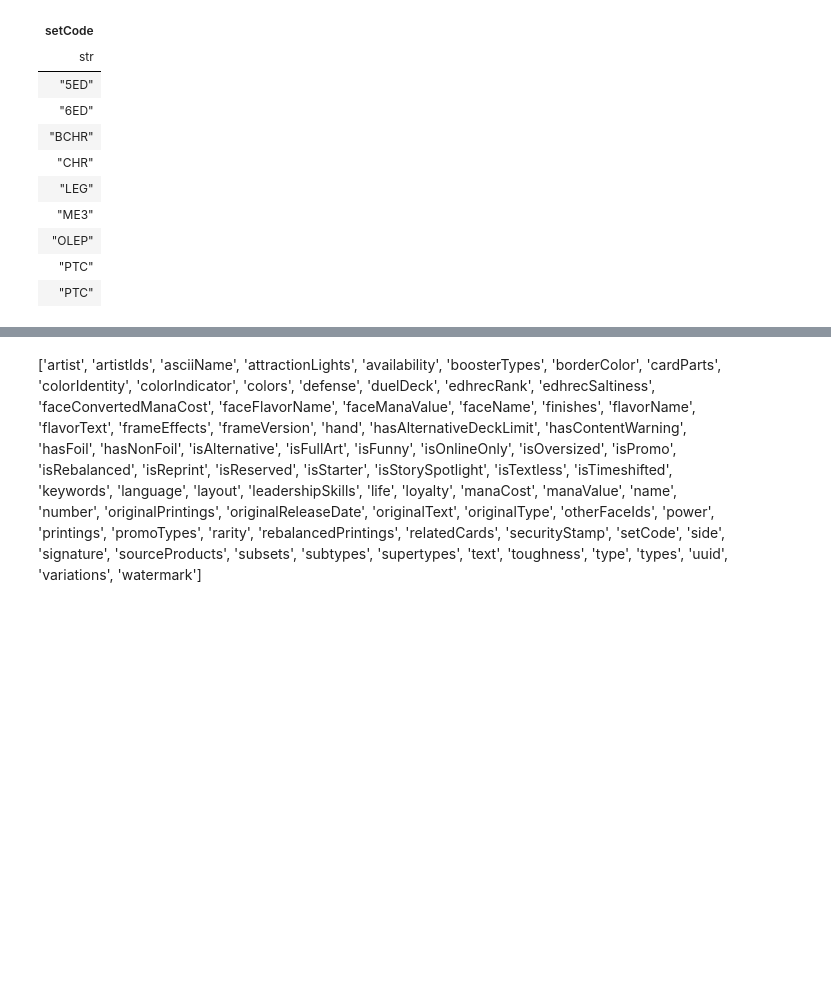
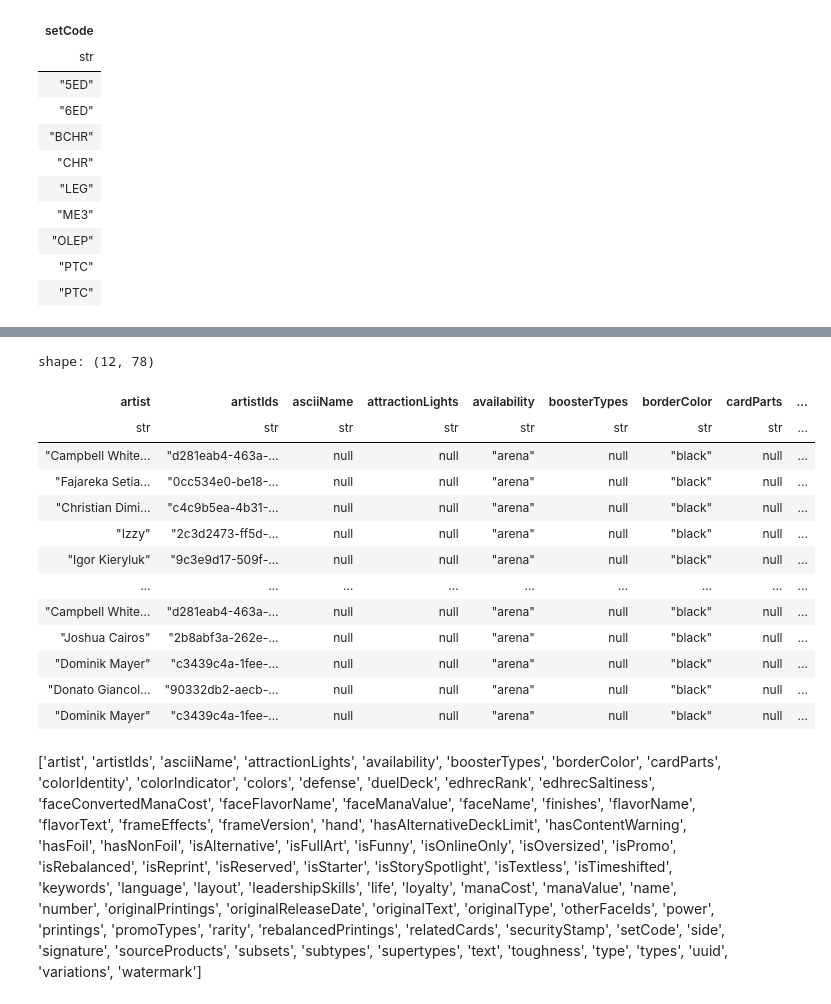
Before and after one commit to DaveParr/mtgai, a Jupyter notebook: notebooks/readdata.ipynb, the cells around one changed output, grey strips where cells are left out. Cells and saved outputs as stored; diff of their text form; code cells hidden in the pictures; blank space fills up the shorter version.

```diff
--- a/notebooks/readdata.ipynb
+++ b/notebooks/readdata.ipynb
@@ -113,6 +113,25 @@ shape: (268, 78)
 | "Ryan Pancoast" | "89cc9475-dda2-… | null | null | "arena, mtgo, p… | null | "black" | null | ... |
 | "Josu Hernaiz" | "74246024-92b4-… | null | null | "mtgo, paper" | null | "black" | null | ... |
 | "Josu Hernaiz" | "74246024-92b4-… | null | null | "paper" | null | "black" | null | ... |
+# %%
+brothers_war_alchemy_cards = brothers_war_cards.filter(pl.col("number").str.contains("A-")).sort("name")
+
+brothers_war_alchemy_cards
+# %% [output]
+shape: (12, 78)
+| artist | artistIds | asciiName | attractionLights | availability | boosterTypes | borderColor | cardParts | ... |
+| str | str | str | str | str | str | str | str | ... |
+| "Campbell White… | "d281eab4-463a-… | null | null | "arena" | null | "black" | null | ... |
+| "Fajareka Setia… | "0cc534e0-be18-… | null | null | "arena" | null | "black" | null | ... |
+| "Christian Dimi… | "c4c9b5ea-4b31-… | null | null | "arena" | null | "black" | null | ... |
+| "Izzy" | "2c3d2473-ff5d-… | null | null | "arena" | null | "black" | null | ... |
+| "Igor Kieryluk" | "9c3e9d17-509f-… | null | null | "arena" | null | "black" | null | ... |
+| … | … | … | … | … | … | … | … | ... |
+| "Campbell White… | "d281eab4-463a-… | null | null | "arena" | null | "black" | null | ... |
+| "Joshua Cairos" | "2b8abf3a-262e-… | null | null | "arena" | null | "black" | null | ... |
+| "Dominik Mayer" | "c3439c4a-1fee-… | null | null | "arena" | null | "black" | null | ... |
+| "Donato Giancol… | "90332db2-aecb-… | null | null | "arena" | null | "black" | null | ... |
+| "Dominik Mayer" | "c3439c4a-1fee-… | null | null | "arena" | null | "black" | null | ... |
 # %% [markdown]
 ['artist', 'artistIds', 'asciiName', 'attractionLights', 'availability', 'boosterTypes', 'borderColor', 'cardParts', 'colorIdentity', 'colorIndicator', 'colors', 'defense', 'duelDeck', 'edhrecRank', 'edhrecSaltiness', 'faceConvertedManaCost', 'faceFlavorName', 'faceManaValue', 'faceName', 'finishes', 'flavorName', 'flavorText', 'frameEffects', 'frameVersion', 'hand', 'hasAlternativeDeckLimit', 'hasContentWarning', 'hasFoil', 'hasNonFoil', 'isAlternative', 'isFullArt', 'isFunny', 'isOnlineOnly', 'isOversized', 'isPromo', 'isRebalanced', 'isReprint', 'isReserved', 'isStarter', 'isStorySpotlight', 'isTextless', 'isTimeshifted', 'keywords', 'language', 'layout', 'leadershipSkills', 'life', 'loyalty', 'manaCost', 'manaValue', 'name', 'number', 'originalPrintings', 'originalReleaseDate', 'originalText', 'originalType', 'otherFaceIds', 'power', 'printings', 'promoTypes', 'rarity', 'rebalancedPrintings', 'relatedCards', 'securityStamp', 'setCode', 'side', 'signature', 'sourceProducts', 'subsets', 'subtypes', 'supertypes', 'text', 'toughness', 'type', 'types', 'uuid', 'variations', 'watermark']
 # %%
```
Also changed, not shown: parts of 3 cells of this notebook.
